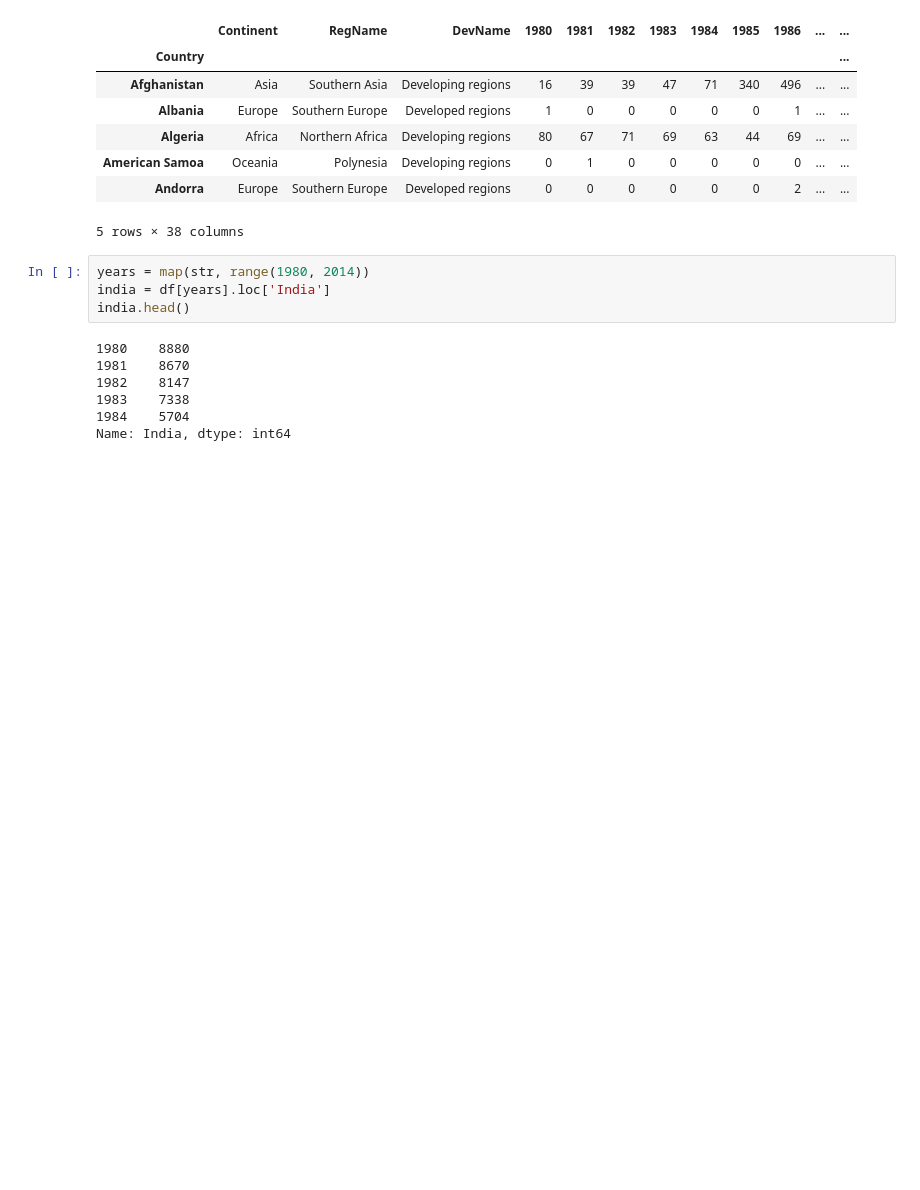
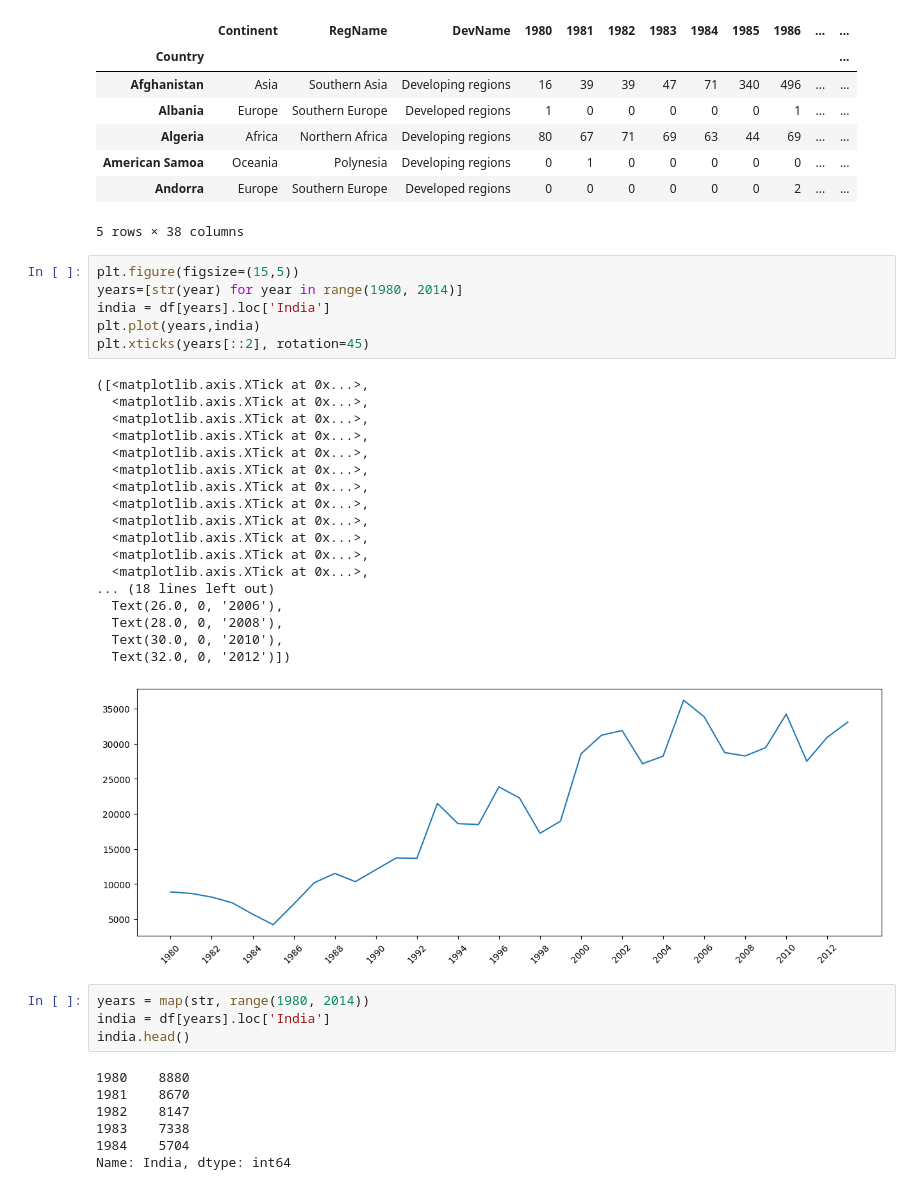
Before and after one commit to Skyblue9712/2025_repo_Data_Science, a Jupyter notebook: DataAnalytics1/data_visualization/matplotlib.ipynb, the cells around one changed output. Drawn from its saved outputs; the diff is of its cells as text; blank space fills up the shorter version.

```diff
--- a/DataAnalytics1/data_visualization/matplotlib.ipynb
+++ b/DataAnalytics1/data_visualization/matplotlib.ipynb
@@ -40,6 +40,31 @@ df.head()
 | American Samoa | Oceania | Polynesia | Developing regions | 0 | 1 | 0 | 0 | 0 | 0 | 0 | ... | ... |
 | Andorra | Europe | Southern Europe | Developed regions | 0 | 0 | 0 | 0 | 0 | 0 | 2 | ... | ... |
 5 rows × 38 columns
+# %%
+plt.figure(figsize=(15,5))
+years=[str(year) for year in range(1980, 2014)]
+india = df[years].loc['India']
+plt.plot(years,india)
+plt.xticks(years[::2], rotation=45)
+# %% [output]
+([<matplotlib.axis.XTick at 0x...>,
+  <matplotlib.axis.XTick at 0x...>,
+  <matplotlib.axis.XTick at 0x...>,
+  <matplotlib.axis.XTick at 0x...>,
+  <matplotlib.axis.XTick at 0x...>,
+  <matplotlib.axis.XTick at 0x...>,
+  <matplotlib.axis.XTick at 0x...>,
+  <matplotlib.axis.XTick at 0x...>,
+  <matplotlib.axis.XTick at 0x...>,
+  <matplotlib.axis.XTick at 0x...>,
+  <matplotlib.axis.XTick at 0x...>,
+  <matplotlib.axis.XTick at 0x...>,
+... (18 lines left out)
+  Text(26.0, 0, '2006'),
+  Text(28.0, 0, '2008'),
+  Text(30.0, 0, '2010'),
+  Text(32.0, 0, '2012')])
+[figure, added]
 # %%
 years = map(str, range(1980, 2014))
 india = df[years].loc['India']
```
Also changed, not shown: parts of 2 cells of this notebook, 1 other file.
